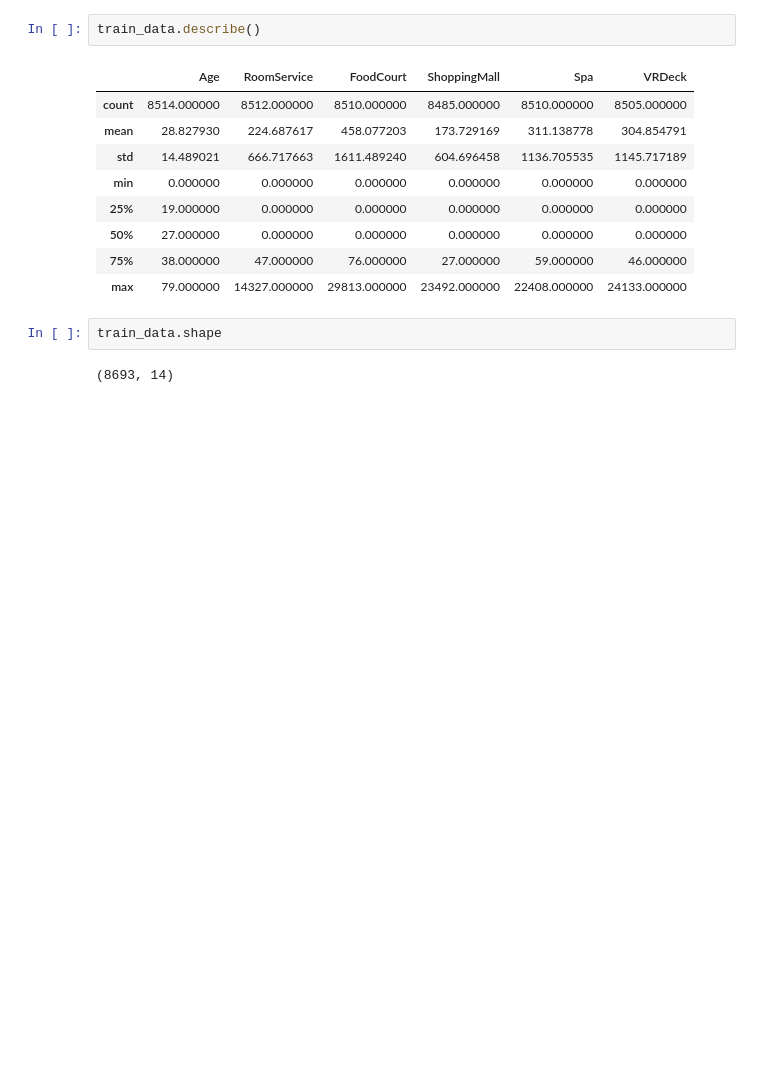
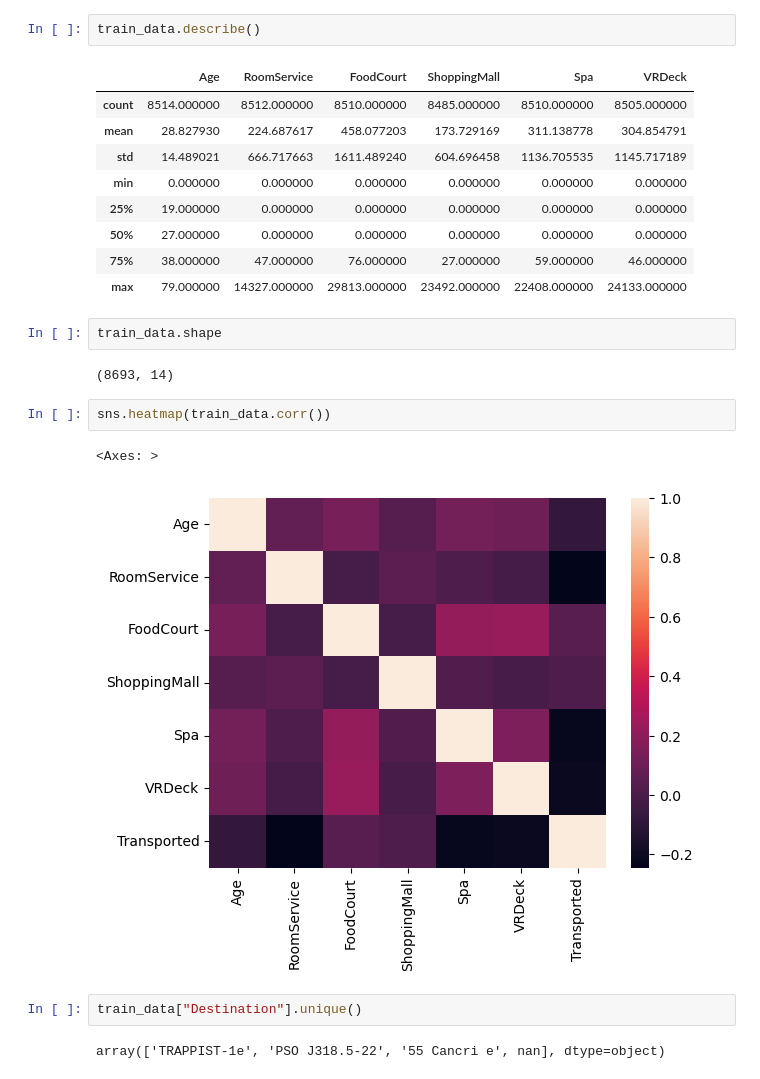
Before and after one commit to centralpenguin/DataScience, a Jupyter notebook: SpaceTitanic/Untitled.ipynb, the cells around one changed output. Saved outputs shown, nothing was run; the diff lists cells and outputs as text; blank space fills up the shorter version.

```diff
--- a/SpaceTitanic/Untitled.ipynb
+++ b/SpaceTitanic/Untitled.ipynb
@@ -53,3 +54,12 @@ train_data.describe()
 train_data.shape
 # %% [output]
 (8693, 14)
+# %%
+sns.heatmap(train_data.corr())
+# %% [output]
+<Axes: >
+[figure, added]
+# %%
+train_data["Destination"].unique()
+# %% [output]
+array(['TRAPPIST-1e', 'PSO J318.5-22', '55 Cancri e', nan], dtype=object)
```
Also changed, not shown: parts of 11 cells of this notebook.
